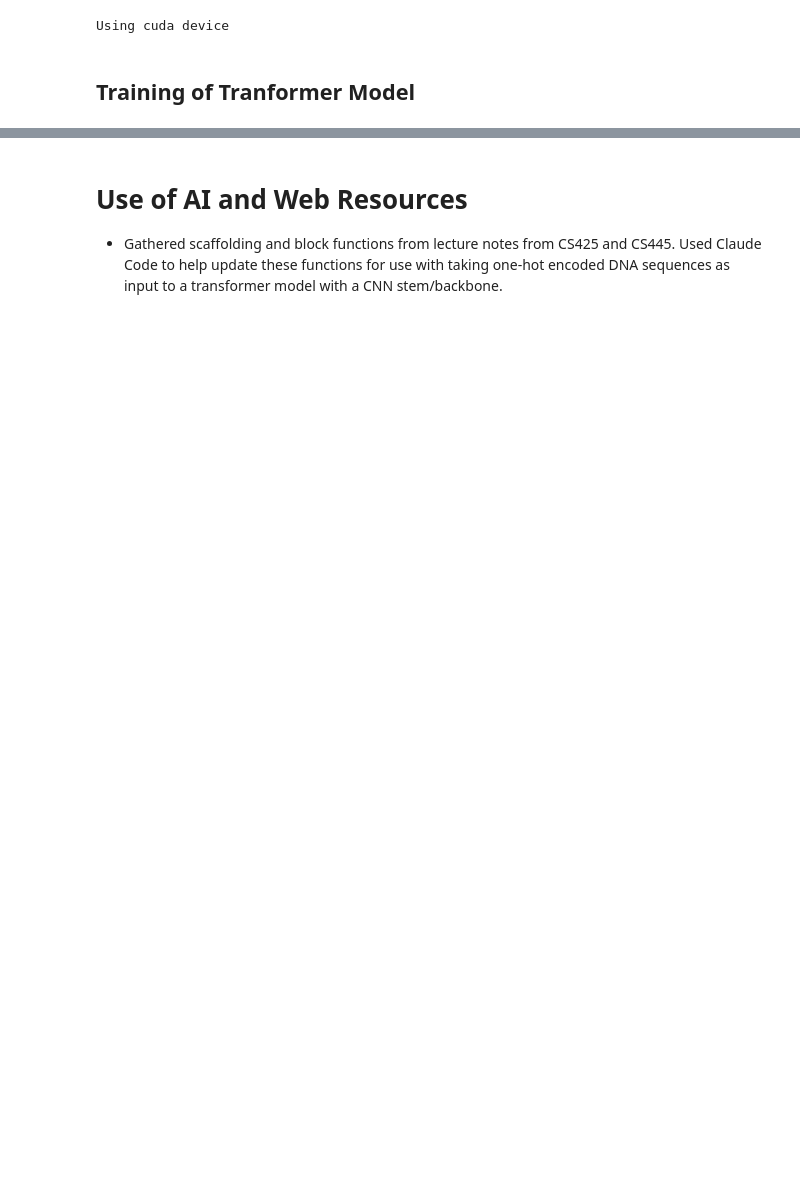
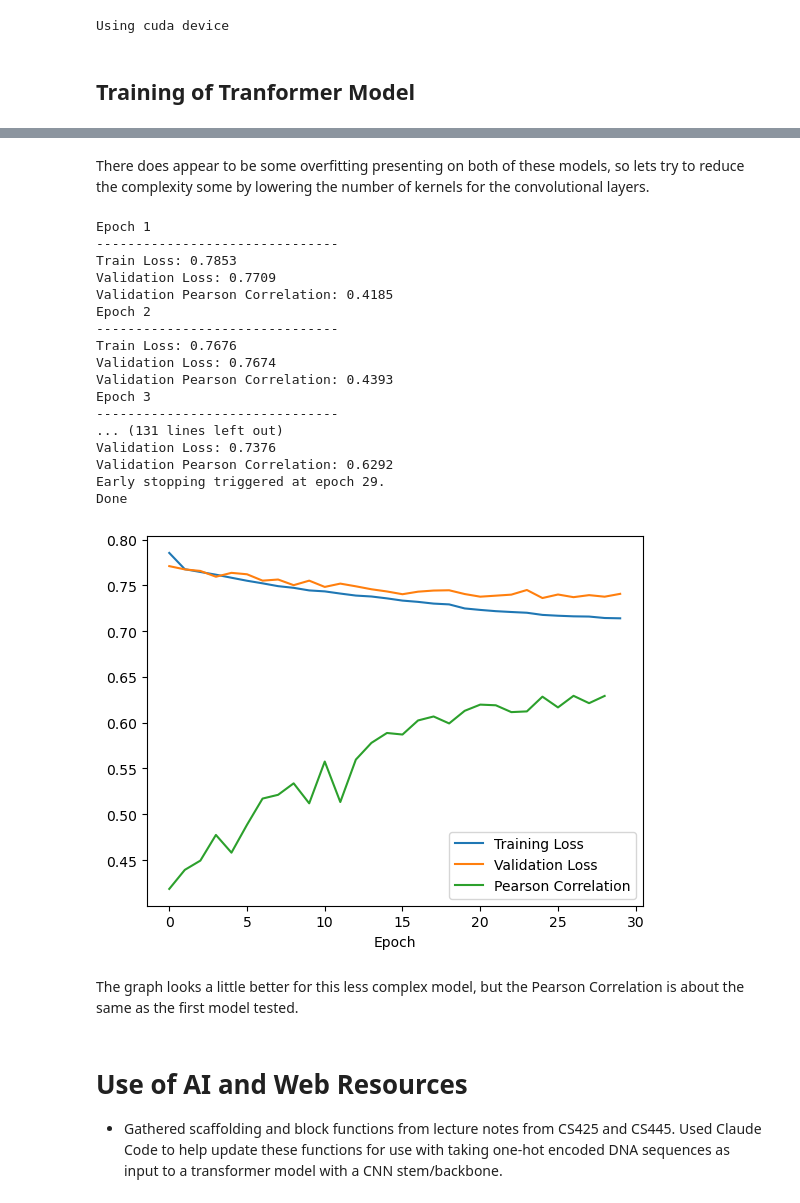
Before and after one commit to mrmang0dev/CS425-Project, a Jupyter notebook: transformer.ipynb, the cells around one changed output, grey strips where cells are left out. Drawn from its saved outputs; the diff is of its cells as text; code cells hidden in the pictures; blank space fills up the shorter version.

```diff
--- a/transformer.ipynb
+++ b/transformer.ipynb
@@ -287,3 +406,30 @@ plt.plot(val_loss, label="Validation Loss")
+# %% [markdown]
+There does appear to be some overfitting presenting on both of these models, so lets try to reduce the complexity some by lowering the number of kernels for the convolutional layers.
+# %%
+model=Transformer(num_kernels=[16, 32, 64], kernel_size=20, d_model=64, num_layers=4, dropout=0.5)
+train_loss, val_loss, val_metrics = train_model(model, train_loader, val_loader,epochs=100, lr=3e-4, device='cuda', clip_norm=1.0)
+plot_data(train_loss, val_loss, val_metrics)
+# %% [output]
+Epoch 1
+-------------------------------
+Train Loss: 0.7853
+Validation Loss: 0.7709
+Validation Pearson Correlation: 0.4185
+Epoch 2
+-------------------------------
+Train Loss: 0.7676
+Validation Loss: 0.7674
+Validation Pearson Correlation: 0.4393
+Epoch 3
+-------------------------------
+... (131 lines left out)
+Validation Loss: 0.7376
+Validation Pearson Correlation: 0.6292
+Early stopping triggered at epoch 29.
+Done
+[figure, added]
+# %% [markdown]
+The graph looks a little better for this less complex model, but the Pearson Correlation is about the same as the first model tested.
 # %% [markdown]
 # Use of AI and Web Resources
 * Gathered scaffolding and block functions from lecture notes from CS425 and CS445. Used Claude Code to help update these functions for use with taking one-hot encoded DNA sequences as input to a transformer model with a CNN stem/backbone.
```
Also changed, not shown: parts of 16 cells of this notebook, 1 other file.
